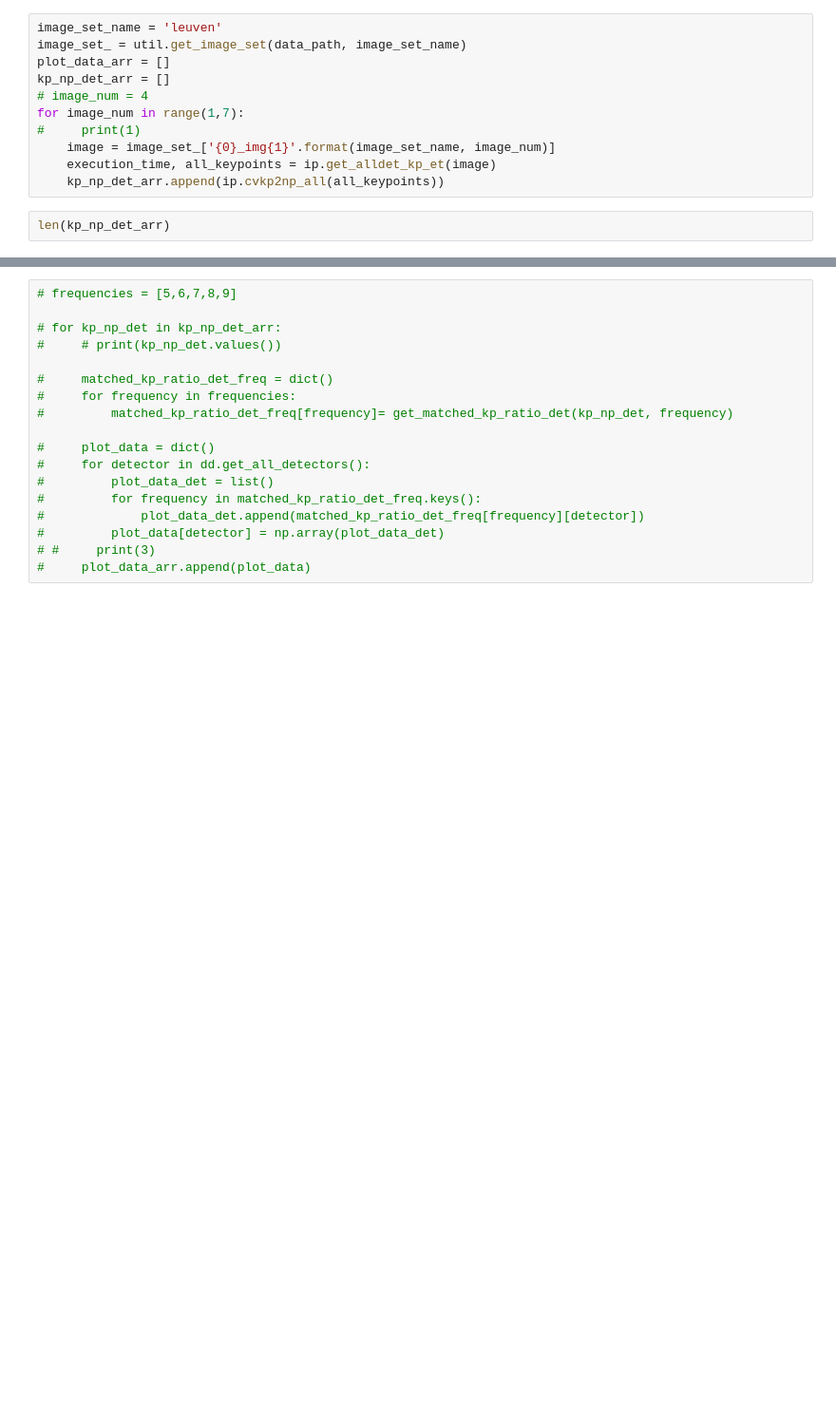
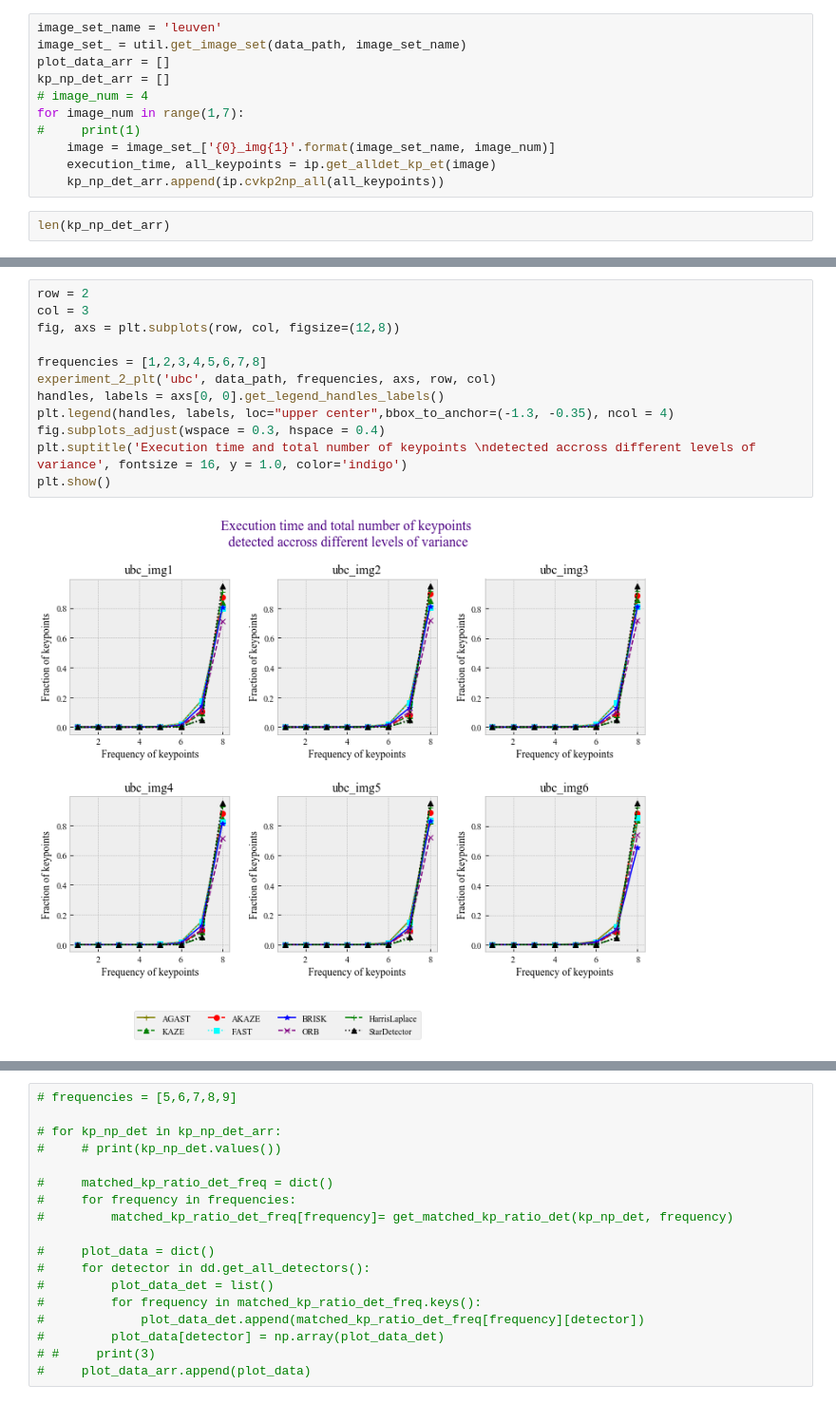
Before and after one commit to paul-shuvo/detector-descriptor-evaluation, a Jupyter notebook: src/detector_experiment.ipynb, the cells around one changed output, grey strips where cells are left out. Shown at 95% size. Cells and saved outputs as stored; diff of their text form; blank space fills up the shorter version.

```diff
--- a/src/demo.ipynb
+++ b/src/detector_experiment.ipynb
@@ -614,0 +626,14 @@ experiment_2_plt('ubc', pckl_path, frequencies)
+# %%
+row = 2
+col = 3
+fig, axs = plt.subplots(row, col, figsize=(12,8))
+
+frequencies = [1,2,3,4,5,6,7,8]
+experiment_2_plt('ubc', data_path, frequencies, axs, row, col)
+handles, labels = axs[0, 0].get_legend_handles_labels()
+plt.legend(handles, labels, loc="upper center",bbox_to_anchor=(-1.3, -0.35), ncol = 4)
+fig.subplots_adjust(wspace = 0.3, hspace = 0.4)
+plt.suptitle('Execution time and total number of keypoints \ndetected accross different levels of variance', fontsize = 16, y = 1.0, color='indigo')
+plt.show()
+# %% [output]
+[figure, added]
```
Also changed, not shown: parts of 13 cells of this notebook, 1 other file.
